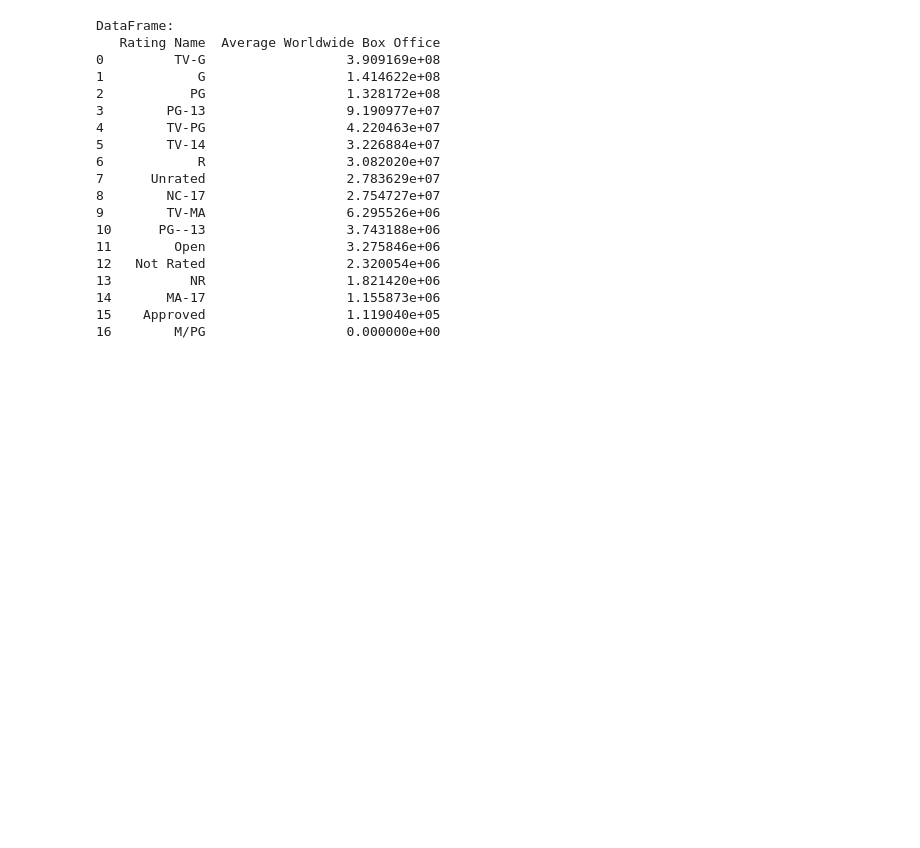
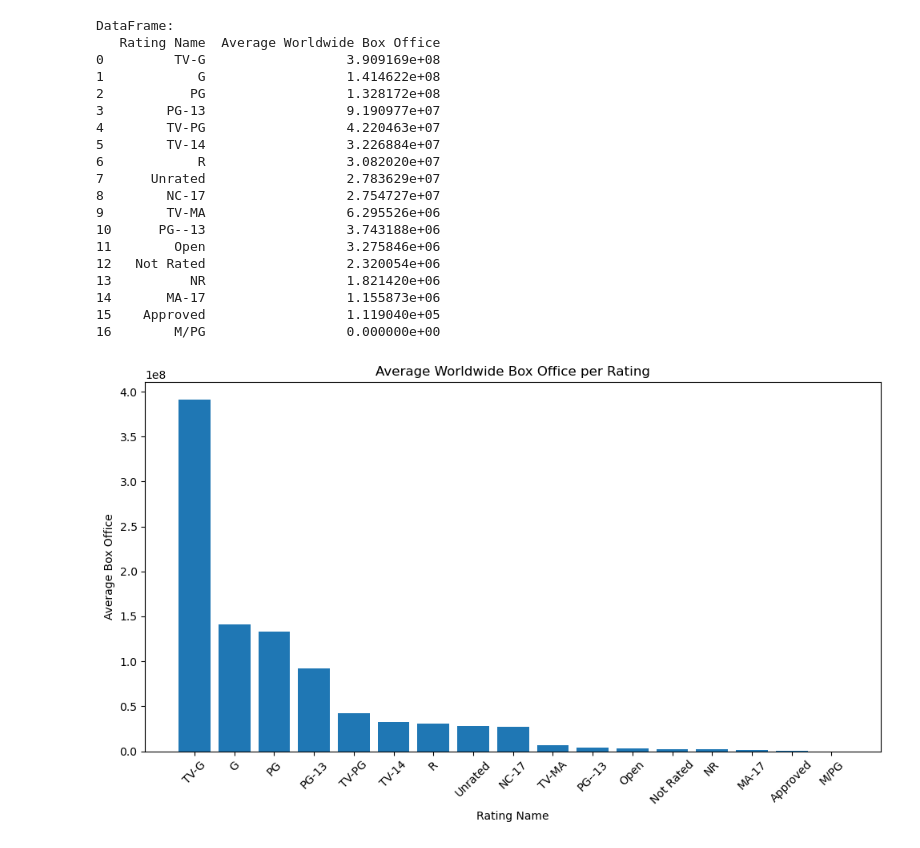
Before and after one commit to alvaarro/DatabaseManagement, a Jupyter notebook: New Python Database Management Script.ipynb, the cells around one changed output. Saved outputs shown, nothing was run; the diff lists cells and outputs as text; code cells hidden in the pictures; blank space fills up the shorter version.

Commit message:
visualisation - rating Alvaro

```diff
--- a/New Python Database Management Script.ipynb
+++ b/New Python Database Management Script.ipynb
@@ -1395,3 +1395,65 @@ DataFrame:
 14       MA-17                  1.155873e+06
 15    Approved                  1.119040e+05
 16        M/PG                  0.000000e+00
+# %%
+# Alvaro - ratings and wroldwide box office join - visualisation
+# Sub-question 7 - What role does the choice of rating play in movies’ worldwide box office success?
+# Hypothesis 7 - The profitability at the box office is positively influenced by movies with ratings of G, PG, and PG-13.
+
+import psycopg2
+from sqlalchemy import create_engine
+import pandas as pd
+import matplotlib.pyplot as plt
+
+def plot_average_box_office_by_rating():
+    # Define the PostgreSQL database connection parameters
+    db_config = {
+        'dbname': 'DBmovies',
+        'user': 'postgres',
+        'password': 'alex2000',
+        'host': 'localhost',
+        'port': '5433'
+    }
+
+    try:
+        # Establish a connection using psycopg2
+        conn = psycopg2.connect(**db_config)
+
+        # Create an SQLAlchemy engine using the connection
+        engine = create_engine(f"postgresql+psycopg2://{db_config['user']}:{db_config['password']}@{db_config['host']}:{db_config['port']}/{db_config['dbname']}")
+
+        # Formulate the SQL query of the joined table
+        sql_query = """
+            SELECT ratings.rating_name, AVG(movies.worldwide_box_office) AS average_worldwide_box_office
+            FROM ratings
+            JOIN movierating on movierating.rating_id = ratings.rating_id
+            JOIN movies on movies.movie_id = movierating.movie_id
+            GROUP BY ratings.rating_name
+            ORDER BY average_worldwide_box_office DESC;"""
+
+        # Execute the SQL query and fetch the results
+        result = pd.read_sql_query(sql_query, conn)
+
+        # Create a bar plot to visualize the data
+        plt.figure(figsize=(10, 6))
+        plt.bar(result['rating_name'], result['average_worldwide_box_office'])
+        plt.xlabel('Rating Name')
+        plt.ylabel('Average Box Office')
+        plt.title('Average Worldwide Box Office per Rating')
+        plt.xticks(rotation=45)
+        plt.tight_layout()
+
+        # Show the plot
+        plt.show()
+
+    except Exception as e:
+        print(f"An error occurred: {e}")
+    finally:
+        # Close the database connection
+        if conn:
+            conn.close()
+
+# Call the function to generate the plot
+plot_average_box_office_by_rating()
+# %% [output]
+[figure, added]
```
